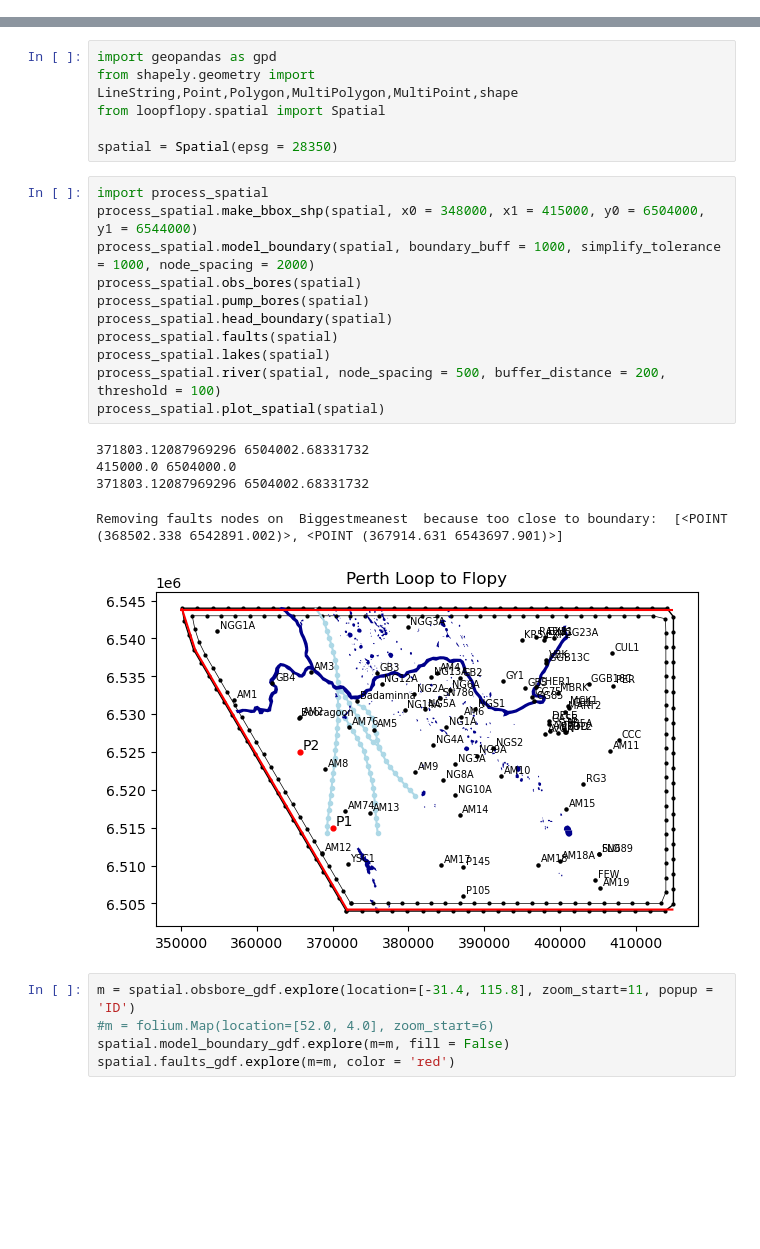
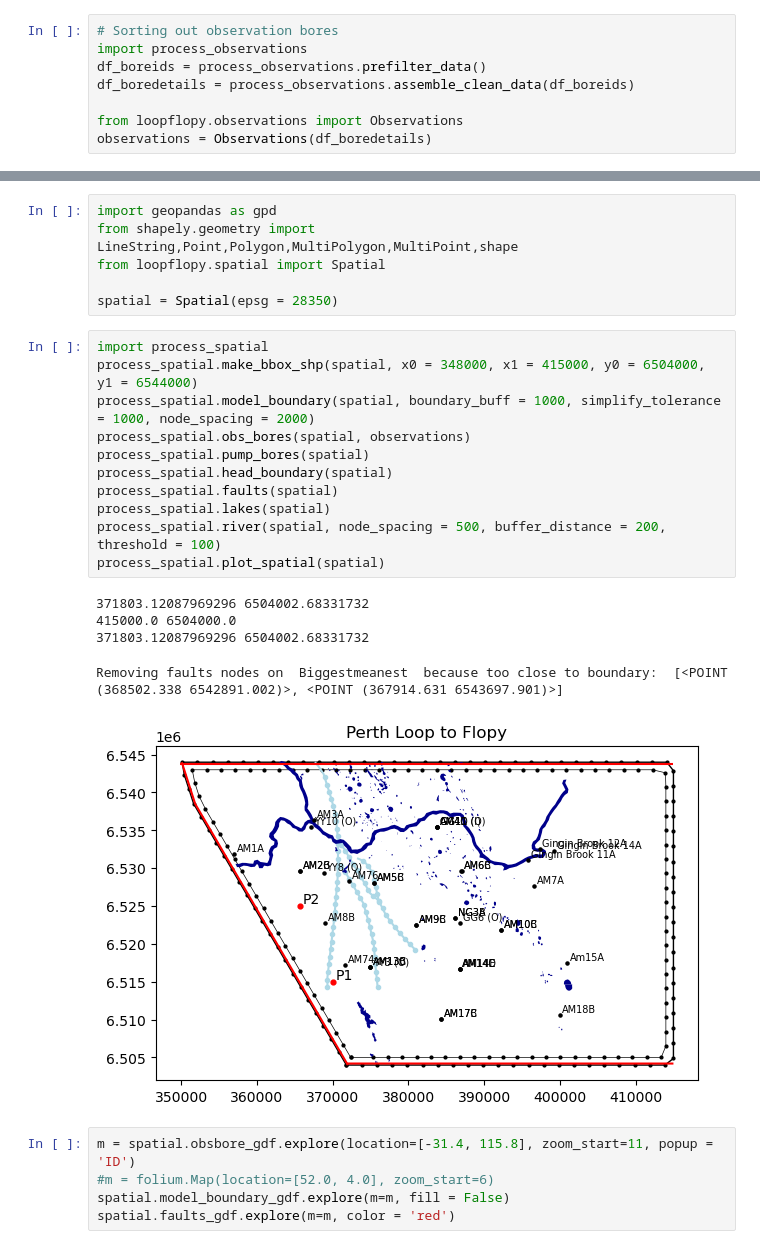
Before and after one commit to malvina-chmielarski/Otorowiri, a Jupyter notebook: scripts/main_script.ipynb, the cells around one changed output, grey strips where cells are left out. Drawn from its saved outputs; the diff is of its cells as text; blank space fills up the shorter version.

Commit message:
sorted out observations

```diff
--- a/scripts/main_script.ipynb
+++ b/scripts/main_script.ipynb
@@ -52,2 +53,10 @@ project = Project(name, workspace, results, figures, triexe)
 # %% [markdown]
 ### 2. Spatial Processing
+# %%
+# Sorting out observation bores
+import process_observations
+df_boreids = process_observations.prefilter_data()
+df_boredetails = process_observations.assemble_clean_data(df_boreids)
+
+from loopflopy.observations import Observations
+observations = Observations(df_boredetails)
@@ -60,20 +89,20 @@ spatial = Spatial(epsg = 28350)
 # %%
 import process_spatial
 process_spatial.make_bbox_shp(spatial, x0 = 348000, x1 = 415000, y0 = 6504000, y1 = 6544000)
 process_spatial.model_boundary(spatial, boundary_buff = 1000, simplify_tolerance = 1000, node_spacing = 2000)
-process_spatial.obs_bores(spatial)
+process_spatial.obs_bores(spatial, observations)
 process_spatial.pump_bores(spatial)
 process_spatial.head_boundary(spatial)
 process_spatial.faults(spatial)
 process_spatial.lakes(spatial)
 process_spatial.river(spatial, node_spacing = 500, buffer_distance = 200, threshold = 100)
 process_spatial.plot_spatial(spatial)
 # %% [output]
 371803.12087969296 6504002.68331732
 415000.0 6504000.0
 371803.12087969296 6504002.68331732
 Removing faults nodes on  Biggestmeanest  because too close to boundary:  [<POINT (368502.338 6542891.002)>, <POINT (367914.631 6543697.901)>]
-[figure, old version]
+[figure, new version]
 # %%
 m = spatial.obsbore_gdf.explore(location=[-31.4, 115.8], zoom_start=11, popup = 'ID')
 #m = folium.Map(location=[52.0, 4.0], zoom_start=6)
```
Also changed, not shown: parts of 28 cells of this notebook, 4 other files.
